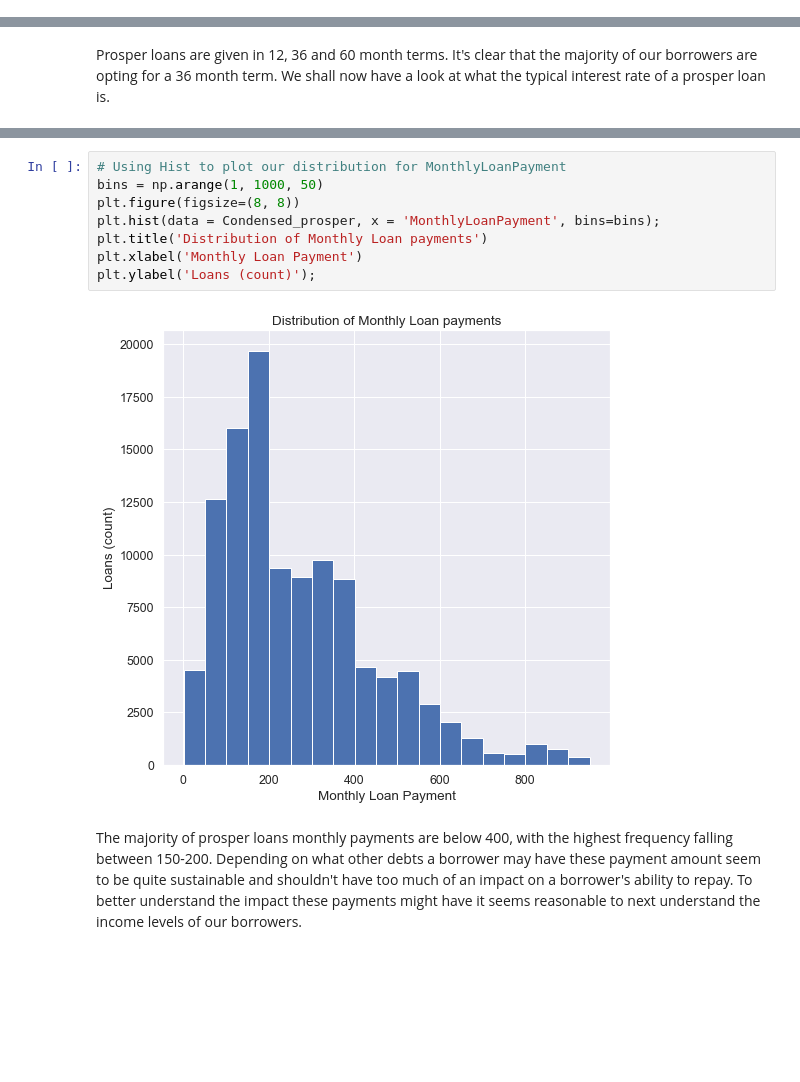
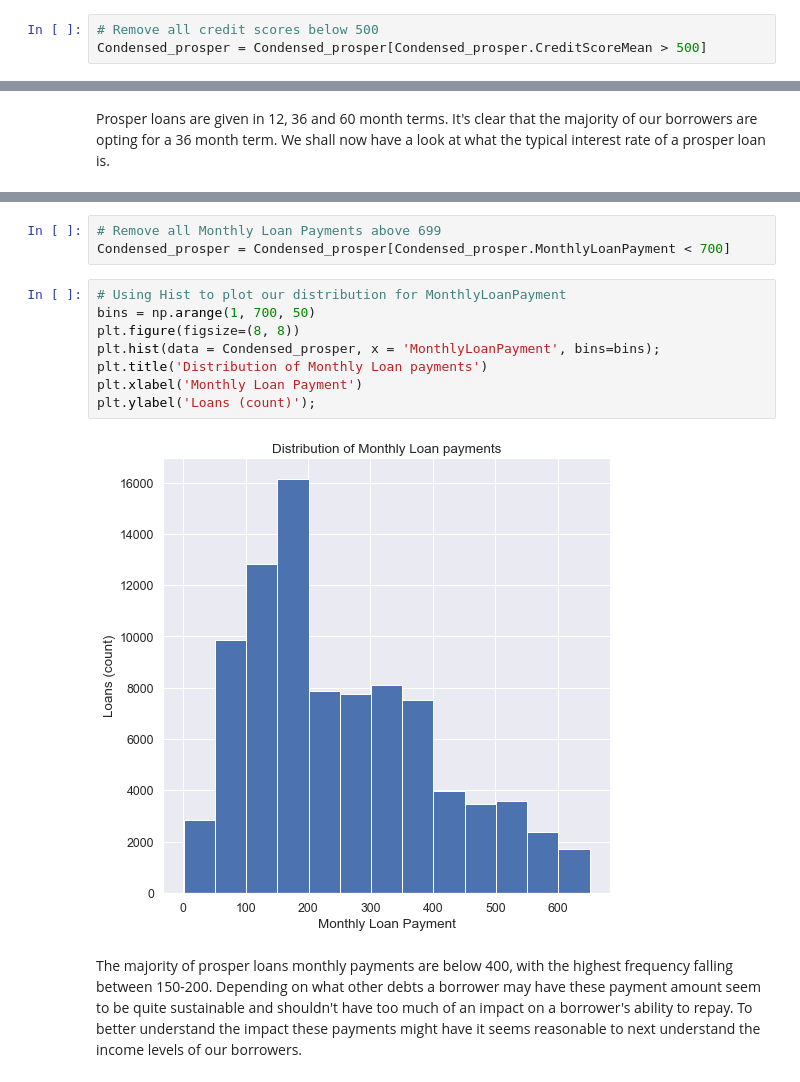
Before and after one commit to justinolgui/Communicate-Data-Findings, a Jupyter notebook: exploration_template.ipynb, the cells around one changed output, grey strips where cells are left out. Drawn from its saved outputs; the diff is of its cells as text; blank space fills up the shorter version.

```diff
--- a/exploration_template.ipynb
+++ b/exploration_template.ipynb
@@ -198,2 +199,5 @@ Name: CreditScoreMean, dtype: float64
+# %%
+# Remove all credit scores below 500
+Condensed_prosper = Condensed_prosper[Condensed_prosper.CreditScoreMean > 500]
 # %%
 #Plotting our distribution for CreditScoreMean
@@ -245,13 +266,16 @@ Name: MonthlyLoanPayment, dtype: float64
+# %%
+# Remove all Monthly Loan Payments above 699
+Condensed_prosper = Condensed_prosper[Condensed_prosper.MonthlyLoanPayment < 700]
 # %%
 # Using Hist to plot our distribution for MonthlyLoanPayment
-bins = np.arange(1, 1000, 50)
+bins = np.arange(1, 700, 50)
 plt.figure(figsize=(8, 8))
 plt.hist(data = Condensed_prosper, x = 'MonthlyLoanPayment', bins=bins);
 plt.title('Distribution of Monthly Loan payments')
 plt.xlabel('Monthly Loan Payment')
 plt.ylabel('Loans (count)');
 # %% [output]
-[figure, old version]
+[figure, new version]
 # %% [markdown]
 The majority of prosper loans monthly payments are below 400, with the highest frequency falling between 150-200. Depending on what other debts a borrower may have these payment amount seem to be quite sustainable and shouldn't have too much of an impact on a borrower's ability to repay. To better understand the impact these payments might have it seems reasonable to next understand the income levels of our borrowers.
 # %%
```
Also changed, not shown: parts of 64 cells of this notebook.
